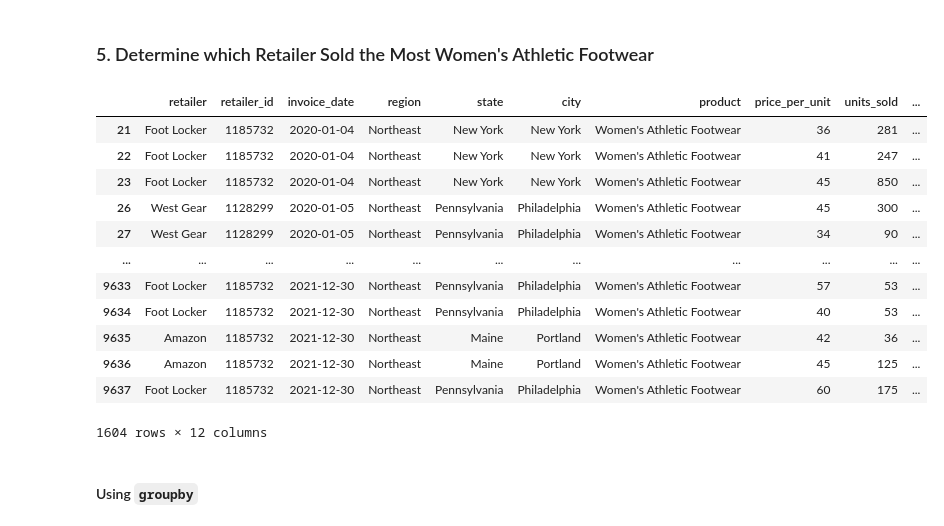
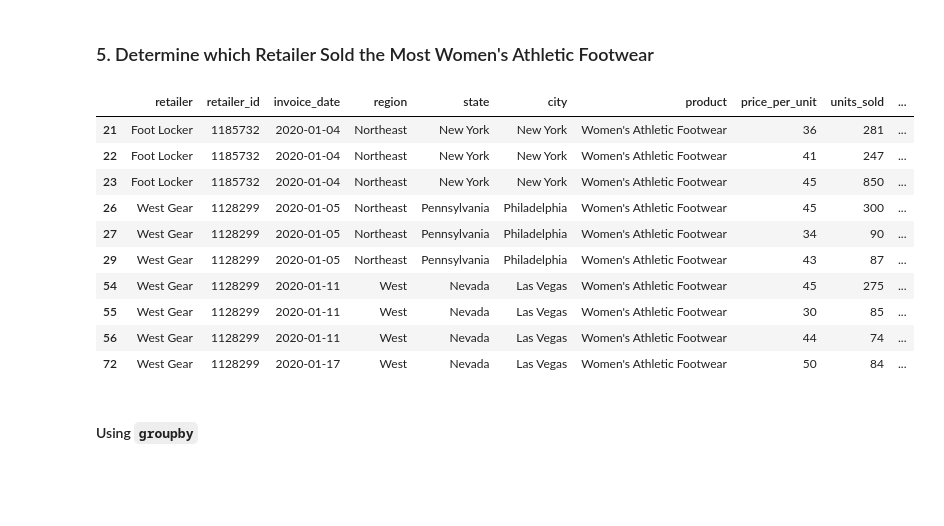
Before and after one commit to Armand57araujo/athletic_sales_analysis, a Jupyter notebook: athletic_sales_analysis.ipynb, the cells around one changed output. Cells and saved outputs as stored; diff of their text form; code cells hidden in the pictures; blank space fills up the shorter version.

```diff
--- a/athletic_sales_analysis.ipynb
+++ b/athletic_sales_analysis.ipynb
@@ -334,27 +334,25 @@ products_sold.head(5)
 # %%
 # Filter the sales data to get the women's athletic footwear sales data.
 
 # sales_data = pd.DataFrame({
 #  'product': ['Men\'s Athletic', 'Women\'s Athletic', 'Women\'s Athletic Footwear', 'Men\'s Casual Footwear'],
 # 'sales': [150, 200, 250, 100]
 # })
 
 womens_athletic_footwear_sales = combined_sales.loc[combined_sales["product"] == "Women's Athletic Footwear"]
-womens_athletic_footwear_sales
+womens_athletic_footwear_sales.head(10)
 # %% [output]
 |  | retailer | retailer_id | invoice_date | region | state | city | product | price_per_unit | units_sold | ... |
 | 21 | Foot Locker | 1185732 | 2020-01-04 | Northeast | New York | New York | Women's Athletic Footwear | 36 | 281 | ... |
 | 22 | Foot Locker | 1185732 | 2020-01-04 | Northeast | New York | New York | Women's Athletic Footwear | 41 | 247 | ... |
 | 23 | Foot Locker | 1185732 | 2020-01-04 | Northeast | New York | New York | Women's Athletic Footwear | 45 | 850 | ... |
 | 26 | West Gear | 1128299 | 2020-01-05 | Northeast | Pennsylvania | Philadelphia | Women's Athletic Footwear | 45 | 300 | ... |
 | 27 | West Gear | 1128299 | 2020-01-05 | Northeast | Pennsylvania | Philadelphia | Women's Athletic Footwear | 34 | 90 | ... |
-| ... | ... | ... | ... | ... | ... | ... | ... | ... | ... | ... |
-| 9633 | Foot Locker | 1185732 | 2021-12-30 | Northeast | Pennsylvania | Philadelphia | Women's Athletic Footwear | 57 | 53 | ... |
-| 9634 | Foot Locker | 1185732 | 2021-12-30 | Northeast | Pennsylvania | Philadelphia | Women's Athletic Footwear | 40 | 53 | ... |
-| 9635 | Amazon | 1185732 | 2021-12-30 | Northeast | Maine | Portland | Women's Athletic Footwear | 42 | 36 | ... |
-| 9636 | Amazon | 1185732 | 2021-12-30 | Northeast | Maine | Portland | Women's Athletic Footwear | 45 | 125 | ... |
-| 9637 | Foot Locker | 1185732 | 2021-12-30 | Northeast | Pennsylvania | Philadelphia | Women's Athletic Footwear | 60 | 175 | ... |
+| 29 | West Gear | 1128299 | 2020-01-05 | Northeast | Pennsylvania | Philadelphia | Women's Athletic Footwear | 43 | 87 | ... |
+| 54 | West Gear | 1128299 | 2020-01-11 | West | Nevada | Las Vegas | Women's Athletic Footwear | 45 | 275 | ... |
+| 55 | West Gear | 1128299 | 2020-01-11 | West | Nevada | Las Vegas | Women's Athletic Footwear | 30 | 85 | ... |
+| 56 | West Gear | 1128299 | 2020-01-11 | West | Nevada | Las Vegas | Women's Athletic Footwear | 44 | 74 | ... |
+| 72 | West Gear | 1128299 | 2020-01-17 | West | Nevada | Las Vegas | Women's Athletic Footwear | 50 | 84 | ... |
-1604 rows × 12 columns
 # %% [markdown]
 #### Using `groupby`
 # %%
```
Also changed, not shown: 1 other file.
